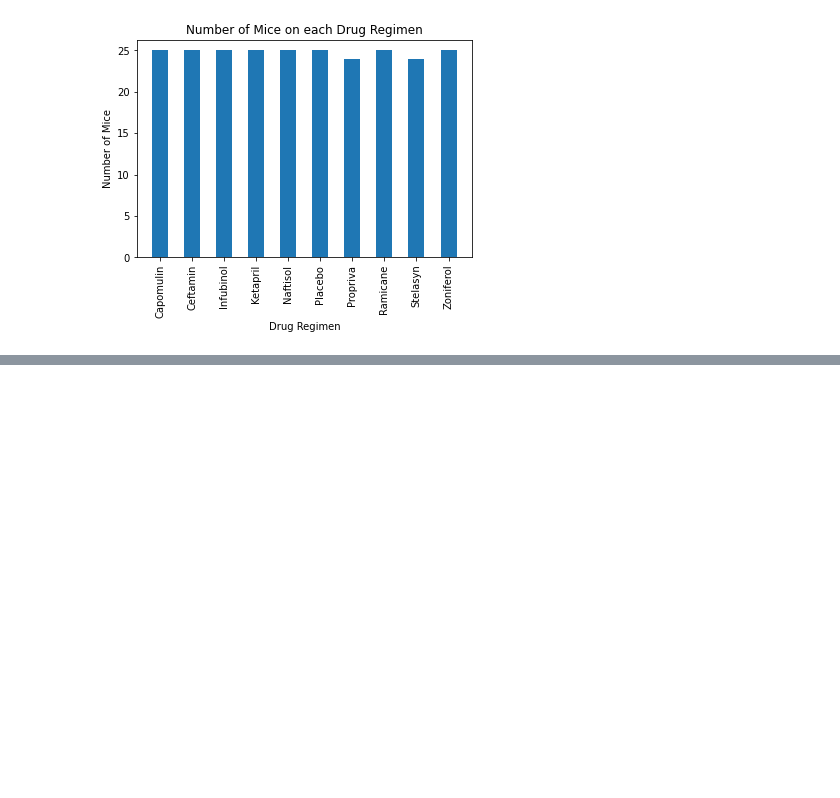
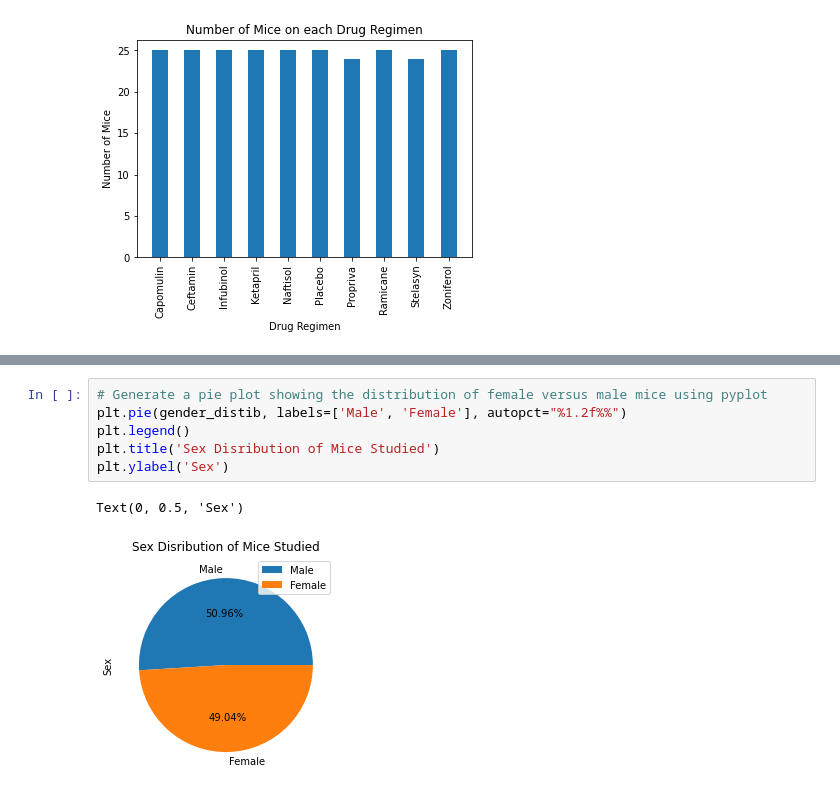
Before and after one commit to canamasc/matplotlib-challenge, a Jupyter notebook: Pymaceuticals.ipynb, the cells around one changed output, grey strips where cells are left out. Drawn from its saved outputs; the diff is of its cells as text; blank space fills up the shorter version.

```diff
--- a/Pymaceuticals.ipynb
+++ b/Pymaceuticals.ipynb
@@ -186,0 +187,9 @@ gender_distib.plot.pie(title='Sex Distribution of Mice Studied', legend = True,
+# %%
+# Generate a pie plot showing the distribution of female versus male mice using pyplot
+plt.pie(gender_distib, labels=['Male', 'Female'], autopct="%1.2f%%")
+plt.legend()
+plt.title('Sex Disribution of Mice Studied')
+plt.ylabel('Sex')
+# %% [output]
+Text(0, 0.5, 'Sex')
+[figure, added]
```
Also changed, not shown: parts of 2 cells of this notebook.
